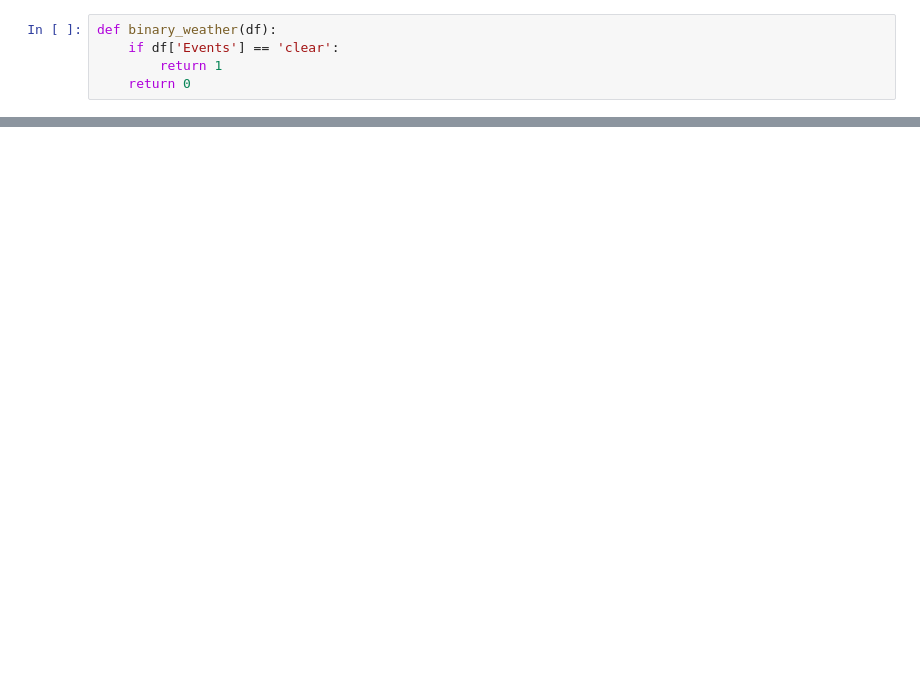
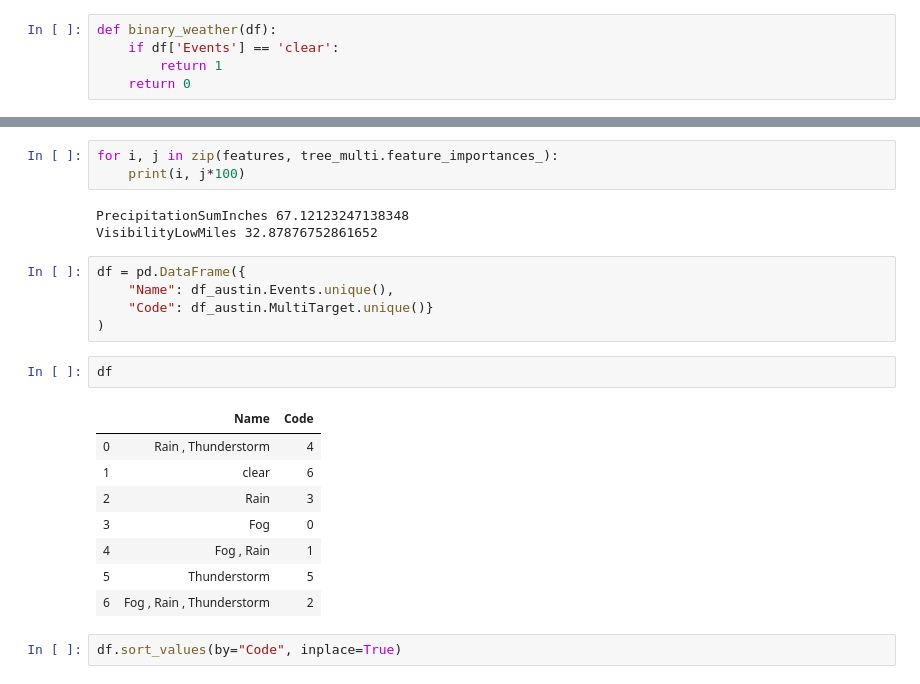
Before and after one commit to ZmiyProjects/DataAnalysisLabs, a Jupyter notebook: Задание 3 Решающие деревья/austin_weather.ipynb, the cells around one changed output, grey strips where cells are left out. Saved outputs shown, nothing was run; the diff lists cells and outputs as text; blank space fills up the shorter version.

```diff
--- a/Задание 3 Решающие деревья/austin_weather.ipynb
+++ b/Задание 3 Решающие деревья/austin_weather.ipynb
@@ -79,0 +246,24 @@ print(np.mean(cross))
+# %%
+for i, j in zip(features, tree_multi.feature_importances_):
+    print(i, j*100)
+# %% [output]
+PrecipitationSumInches 67.12123247138348
+VisibilityLowMiles 32.87876752861652
+# %%
+df = pd.DataFrame({
+    "Name": df_austin.Events.unique(),
+    "Code": df_austin.MultiTarget.unique()}
+)
+# %%
+df
+# %% [output]
+|  | Name | Code |
+| 0 | Rain , Thunderstorm | 4 |
+| 1 | clear | 6 |
+| 2 | Rain | 3 |
+| 3 | Fog | 0 |
+| 4 | Fog , Rain | 1 |
+| 5 | Thunderstorm | 5 |
+| 6 | Fog , Rain , Thunderstorm | 2 |
+# %%
+df.sort_values(by="Code", inplace=True)
```
Also changed, not shown: parts of 25 cells of this notebook, 32 other files.
